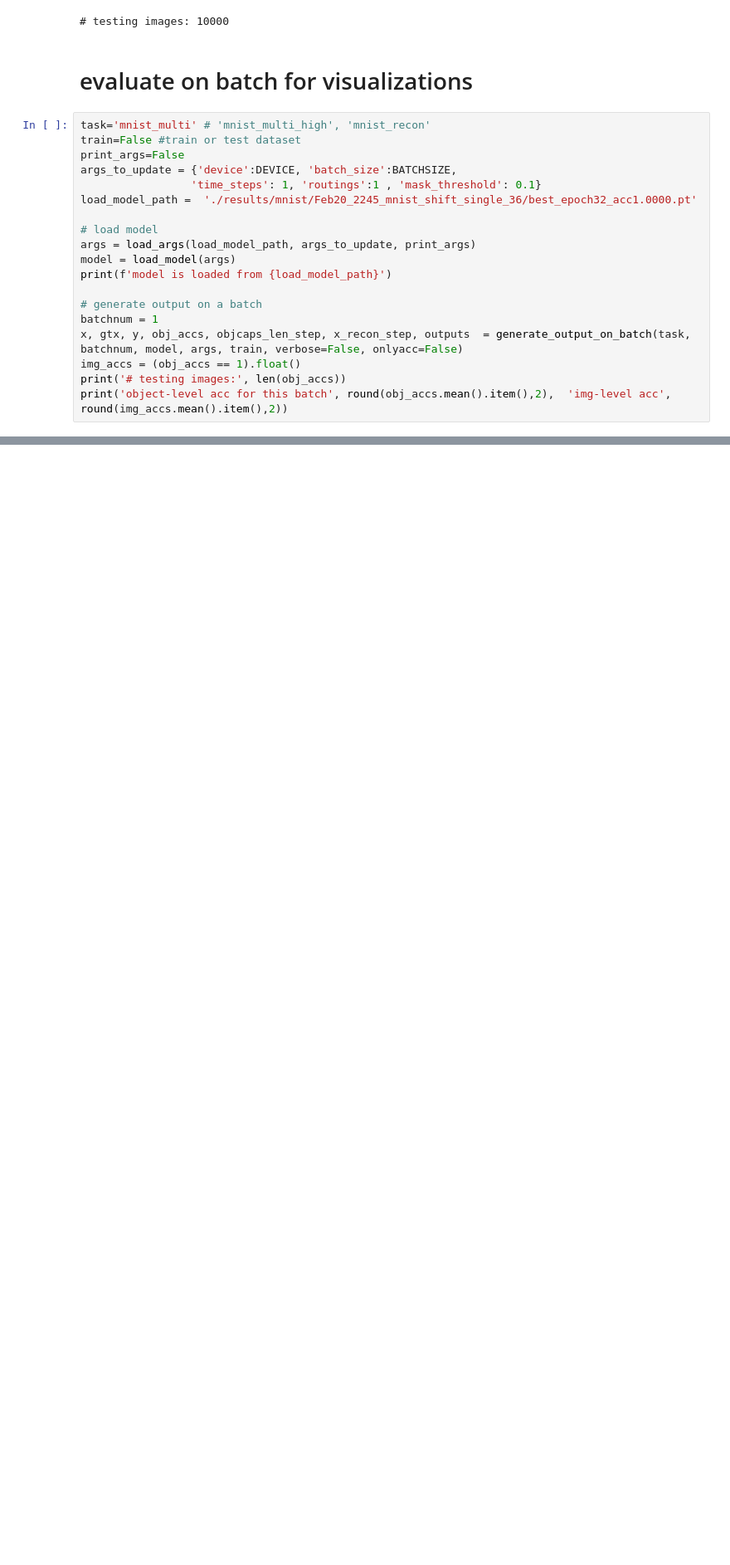
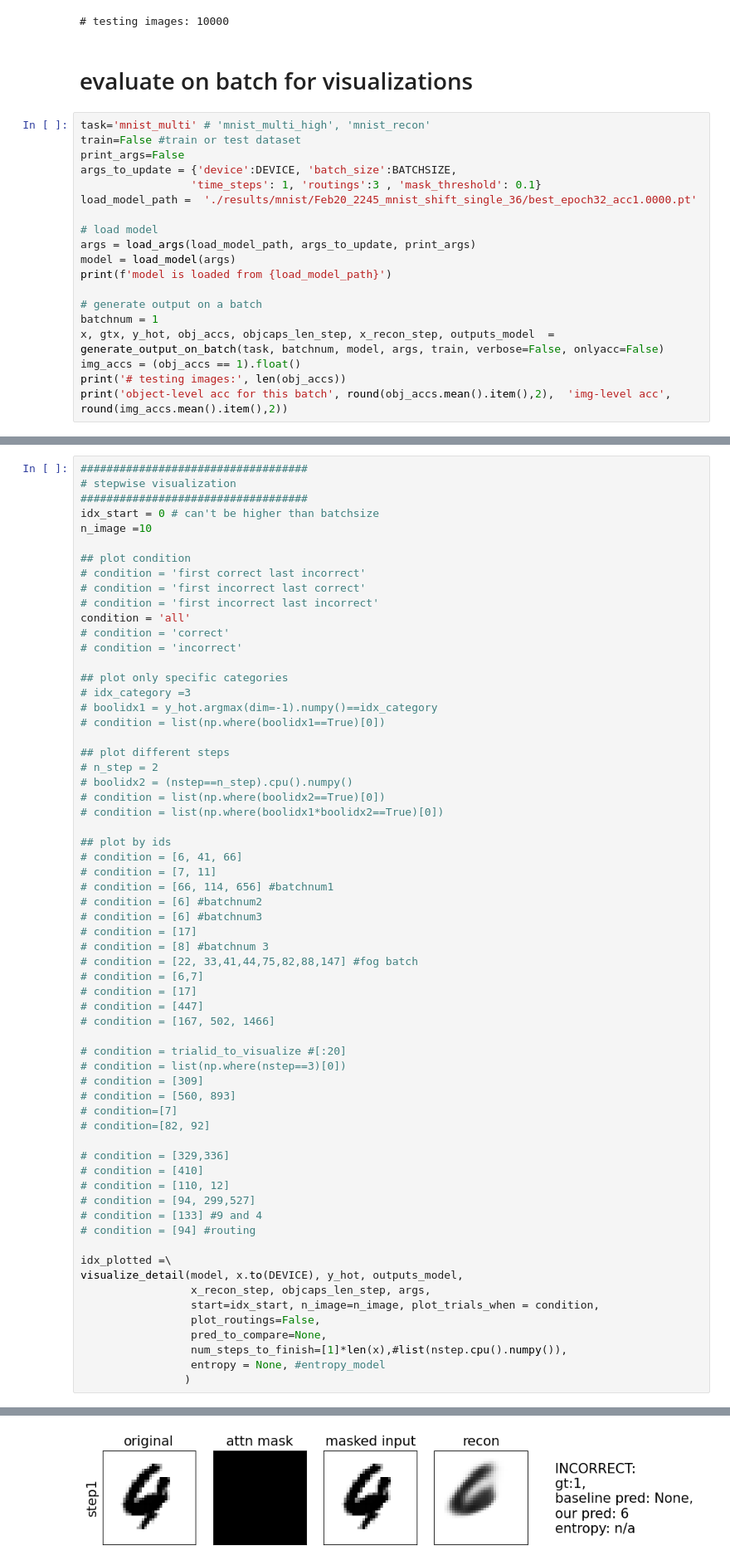
Before and after one commit to ahnchive/ORA-recognition, a Jupyter notebook: notebook/eval_performance_our_singletomulti.ipynb, the cells around one changed output, grey strips where cells are left out. Shown at 83% size. Saved outputs shown, nothing was run; the diff lists cells and outputs as text; blank space fills up the shorter version.

```diff
--- a/notebook/eval_performance_our_singletomulti.ipynb
+++ b/notebook/eval_performance_our_singletomulti.ipynb
@@ -228,7 +227,7 @@ task='mnist_multi' # 'mnist_multi_high', 'mnist_recon'
 train=False #train or test dataset
 print_args=False
 args_to_update = {'device':DEVICE, 'batch_size':BATCHSIZE,
-                 'time_steps': 1, 'routings':1 , 'mask_threshold': 0.1}
+                 'time_steps': 1, 'routings':3 , 'mask_threshold': 0.1}
 load_model_path =  './results/mnist/Feb20_2245_mnist_shift_single_36/best_epoch32_acc1.0000.pt'
 
 # load model
@@ -238,7 +237,7 @@ print(f'model is loaded from {load_model_path}')
 
 # generate output on a batch
 batchnum = 1
-x, gtx, y, obj_accs, objcaps_len_step, x_recon_step, outputs  = generate_output_on_batch(task, batchnum, model, args, train, verbose=False, onlyacc=False)
+x, gtx, y_hot, obj_accs, objcaps_len_step, x_recon_step, outputs_model  = generate_output_on_batch(task, batchnum, model, args, train, verbose=False, onlyacc=False)
 img_accs = (obj_accs == 1).float()
 print('# testing images:', len(obj_accs))
 print('object-level acc for this batch', round(obj_accs.mean().item(),2),  'img-level acc', round(img_accs.mean().item(),2))
@@ -260,0 +260,64 @@ object-level acc for this batch 0.64 img-level acc 0.34
+# %%
+###################################
+# stepwise visualization
+###################################
+idx_start = 0 # can't be higher than batchsize
+n_image =10
+
+## plot condition
+# condition = 'first correct last incorrect'
+# condition = 'first incorrect last correct'
+# condition = 'first incorrect last incorrect'
+condition = 'all'
+# condition = 'correct'
+# condition = 'incorrect'
+
+## plot only specific categories
+# idx_category =3
+# boolidx1 = y_hot.argmax(dim=-1).numpy()==idx_category
+# condition = list(np.where(boolidx1==True)[0])
+
+## plot different steps
+# n_step = 2
+# boolidx2 = (nstep==n_step).cpu().numpy()
+# condition = list(np.where(boolidx2==True)[0])
+# condition = list(np.where(boolidx1*boolidx2==True)[0])
+
+## plot by ids
+# condition = [6, 41, 66]
+# condition = [7, 11]
+# condition = [66, 114, 656] #batchnum1
+# condition = [6] #batchnum2
+# condition = [6] #batchnum3
+# condition = [17]
+# condition = [8] #batchnum 3
+# condition = [22, 33,41,44,75,82,88,147] #fog batch
+# condition = [6,7]
+# condition = [17]
+# condition = [447]
+# condition = [167, 502, 1466]
+
+# condition = trialid_to_visualize #[:20]
+# condition = list(np.where(nstep==3)[0])
+# condition = [309]
+# condition = [560, 893]
+# condition=[7]
+# condition=[82, 92]
+
+# condition = [329,336]
+# condition = [410]
+# condition = [110, 12]
+# condition = [94, 299,527]
+# condition = [133] #9 and 4
+# condition = [94] #routing
+
+idx_plotted =\
+visualize_detail(model, x.to(DEVICE), y_hot, outputs_model,
+                 x_recon_step, objcaps_len_step, args,
+                 start=idx_start, n_image=n_image, plot_trials_when = condition,
+                 plot_routings=False,
+                 pred_to_compare=None,
+                 num_steps_to_finish=[1]*len(x),#list(nstep.cpu().numpy()),
+                 entropy = None, #entropy_model
+                )
+# %% [output]
@@ -260,0 +325 @@ object-level acc for this batch 0.64 img-level acc 0.34
+[figure, added]
```
Also changed, not shown: parts of 4 cells of this notebook, 2 other files.
